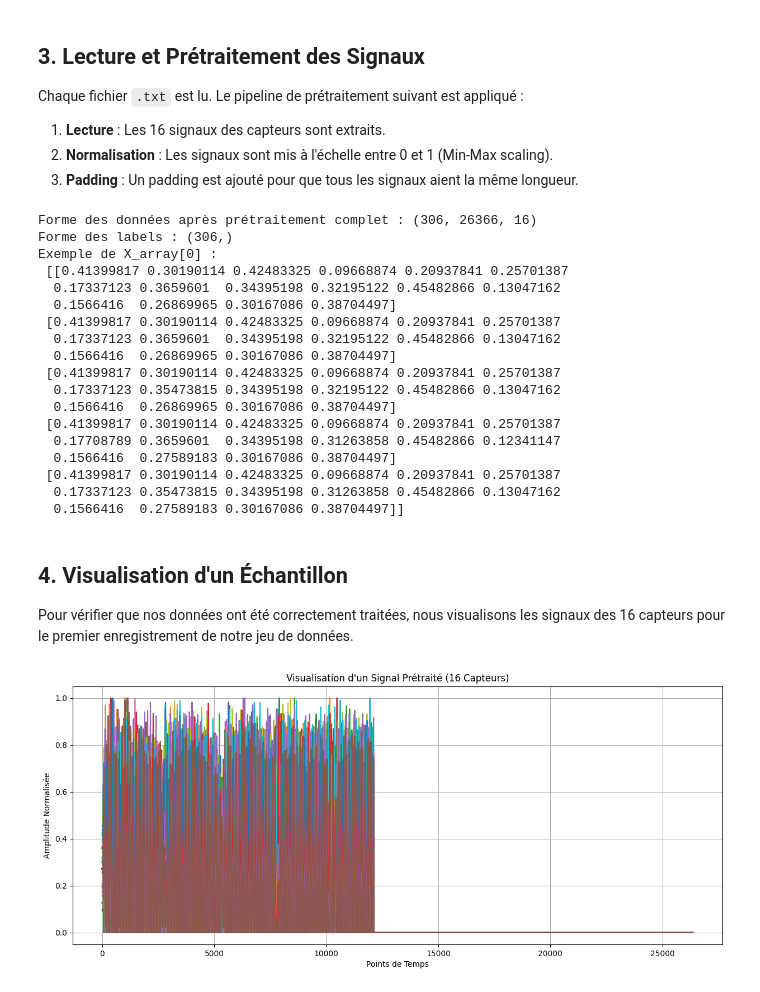
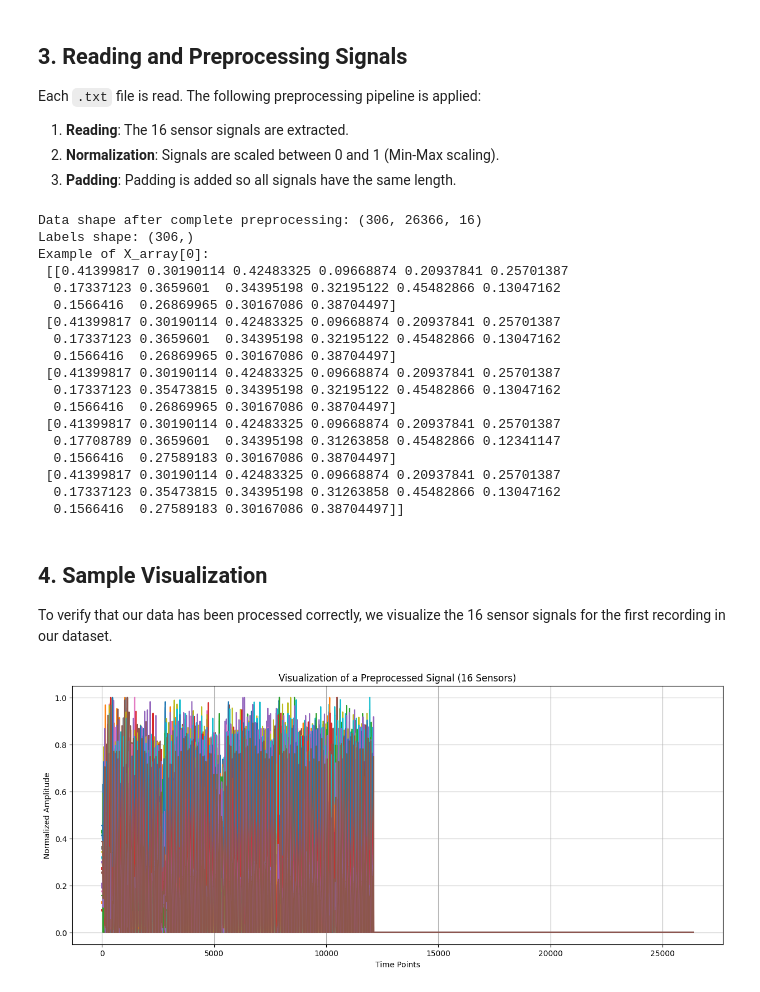
Before and after one commit to imenbenhenda/Parkinson-Gait-CNN1D, a Jupyter notebook: notebooks/01_check_data.ipynb, the cells around one changed output. Cells and saved outputs as stored; diff of their text form; code cells hidden in the pictures.

```diff
--- a/notebooks/01_check_data.ipynb
+++ b/notebooks/01_check_data.ipynb
@@ -53,22 +53,22 @@ Nombre total de fichiers de signaux trouvés : 306
 # %% [markdown]
-## 3. Lecture et Prétraitement des Signaux
-Chaque fichier `.txt` est lu. Le pipeline de prétraitement suivant est appliqué :
-1.  **Lecture** : Les 16 signaux des capteurs sont extraits.
-2.  **Normalisation** : Les signaux sont mis à l'échelle entre 0 et 1 (Min-Max scaling).
-3.  **Padding** : Un padding est ajouté pour que tous les signaux aient la même longueur.
+## 3. Reading and Preprocessing Signals
+Each `.txt` file is read. The following preprocessing pipeline is applied:
+1.  **Reading**: The 16 sensor signals are extracted.
+2.  **Normalization**: Signals are scaled between 0 and 1 (Min-Max scaling).
+3.  **Padding**: Padding is added so all signals have the same length.
 # %%
 X, y = read_signals(all_files, file_labels)
 X_norm = normalize_signals(X)
 X_array = pad_signals(X_norm)
 y_array = np.array(y)
 
-print(f"Forme des données après prétraitement complet : {X_array.shape}")
-print(f"Forme des labels : {y_array.shape}")
-print("Exemple de X_array[0] :\n", X_array[0][:5, :])
+print(f"Data shape after complete preprocessing: {X_array.shape}")
+print(f"Labels shape: {y_array.shape}")
+print("Example of X_array[0]:\n", X_array[0][:5, :])
 # %% [output]
-Forme des données après prétraitement complet : (306, 26366, 16)
-Forme des labels : (306,)
-Exemple de X_array[0] :
+Data shape after complete preprocessing: (306, 26366, 16)
+Labels shape: (306,)
+Example of X_array[0]:
  [[0.41399817 0.30190114 0.42483325 0.09668874 0.20937841 0.25701387
   0.17337123 0.3659601  0.34395198 0.32195122 0.45482866 0.13047162
   0.1566416  0.26869965 0.30167086 0.38704497]
@@ -85,16 +85,16 @@ Exemple de X_array[0] :
   0.17337123 0.35473815 0.34395198 0.31263858 0.45482866 0.13047162
   0.1566416  0.27589183 0.30167086 0.38704497]]
 # %% [markdown]
-## 4. Visualisation d'un Échantillon
-Pour vérifier que nos données ont été correctement traitées, nous visualisons les signaux des 16 capteurs pour le premier enregistrement de notre jeu de données.
+## 4. Sample Visualization
+To verify that our data has been processed correctly, we visualize the 16 sensor signals for the first recording in our dataset.
 # %%
 plt.figure(figsize=(15, 6))
-plt.title("Visualisation d'un Signal Prétraité (16 Capteurs)")
-# Affiche les 16 signaux du premier échantillon
+plt.title("Visualization of a Preprocessed Signal (16 Sensors)")
+# Display the 16 signals from the first sample
 plt.plot(X_array[0])
-plt.xlabel("Points de Temps")
-plt.ylabel("Amplitude Normalisée")
+plt.xlabel("Time Points")
+plt.ylabel("Normalized Amplitude")
 plt.grid(True)
 plt.show()
 # %% [output]
-[figure, old version]
+[figure, new version]
```
Also changed, not shown: parts of 4 cells of this notebook.
